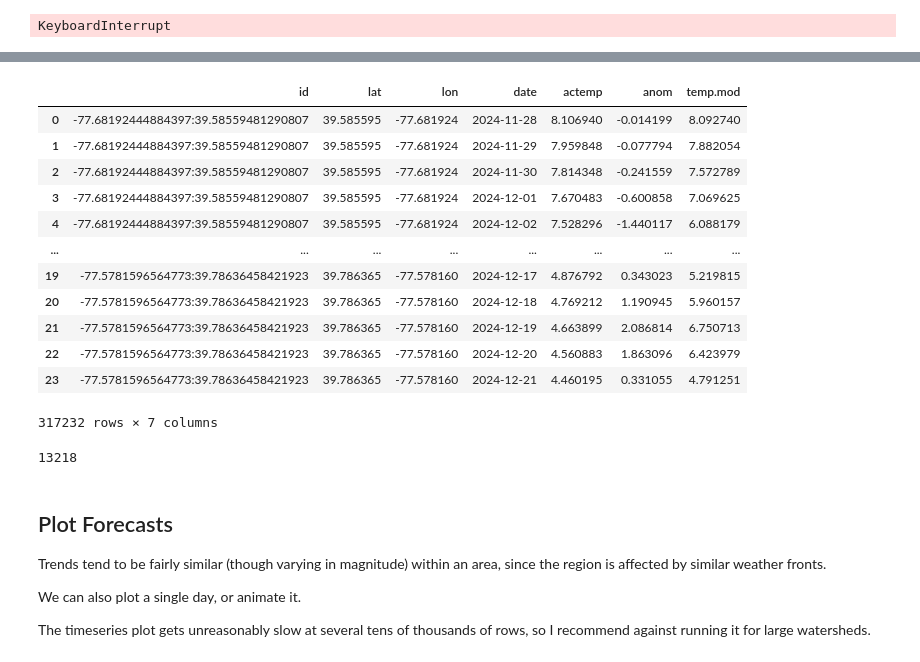
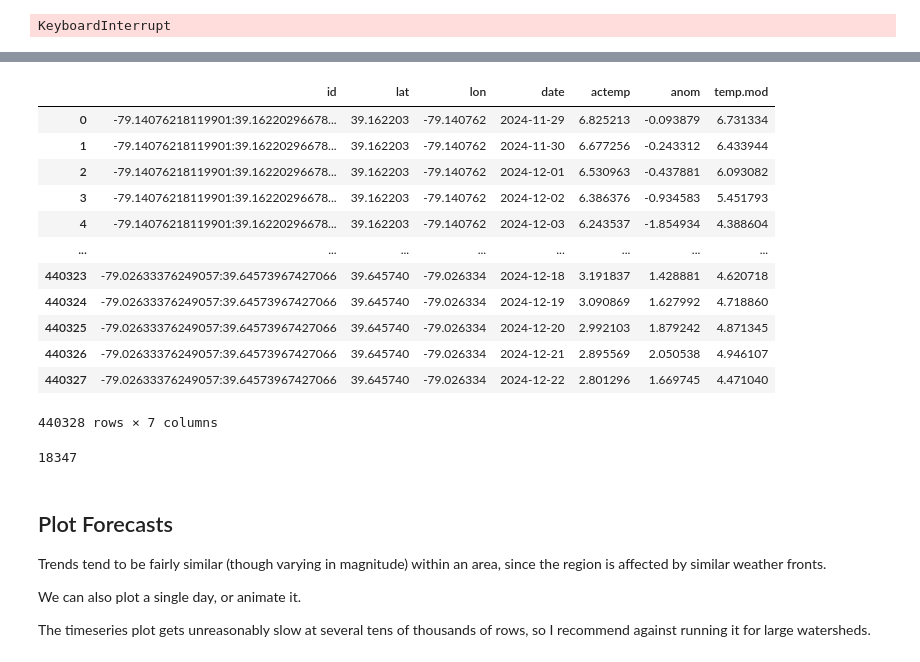
Before and after one commit to mines-ciroh/TempEst-NEWT, a Jupyter notebook: forecast.ipynb, the cells around one changed output, grey strips where cells are left out. Cells and saved outputs as stored; diff of their text form; code cells hidden in the pictures.

```diff
--- a/forecast.ipynb
+++ b/forecast.ipynb
@@ -264,25 +252,29 @@ Note that large numbers of jobs, e.g. 20, don't work well.  Daymet bandwidth?  A
 # %%
-fcst_files = [basepath + f for f in os.listdir(basepath) if f.startswith("forecast_-7") and "2024-12-04" in f]
+fcst_files = [basepath + f for f in os.listdir(basepath) if f.startswith("forecast_-7") and "2024-12-05" in f]
 forecast = pd.concat([pd.read_csv(f, parse_dates=["date"]) for f in fcst_files])
+forecast.to_csv(basepath + "full_potomac_forecast_2024-12-05.csv", index=False)
 forecast
-# %% [output]
-|  | id | lat | lon | date | actemp | anom | temp.mod |
-| 0 | -77.68192444884397:39.58559481290807 | 39.585595 | -77.681924 | 2024-11-28 | 8.106940 | -0.014199 | 8.092740 |
-| 1 | -77.68192444884397:39.58559481290807 | 39.585595 | -77.681924 | 2024-11-29 | 7.959848 | -0.077794 | 7.882054 |
-| 2 | -77.68192444884397:39.58559481290807 | 39.585595 | -77.681924 | 2024-11-30 | 7.814348 | -0.241559 | 7.572789 |
-| 3 | -77.68192444884397:39.58559481290807 | 39.585595 | -77.681924 | 2024-12-01 | 7.670483 | -0.600858 | 7.069625 |
-| 4 | -77.68192444884397:39.58559481290807 | 39.585595 | -77.681924 | 2024-12-02 | 7.528296 | -1.440117 | 6.088179 |
-| ... | ... | ... | ... | ... | ... | ... | ... |
-| 19 | -77.5781596564773:39.78636458421923 | 39.786365 | -77.578160 | 2024-12-17 | 4.876792 | 0.343023 | 5.219815 |
-| 20 | -77.5781596564773:39.78636458421923 | 39.786365 | -77.578160 | 2024-12-18 | 4.769212 | 1.190945 | 5.960157 |
-| 21 | -77.5781596564773:39.78636458421923 | 39.786365 | -77.578160 | 2024-12-19 | 4.663899 | 2.086814 | 6.750713 |
-| 22 | -77.5781596564773:39.78636458421923 | 39.786365 | -77.578160 | 2024-12-20 | 4.560883 | 1.863096 | 6.423979 |
-| 23 | -77.5781596564773:39.78636458421923 | 39.786365 | -77.578160 | 2024-12-21 | 4.460195 | 0.331055 | 4.791251 |
-317232 rows × 7 columns
+# %%
+forecast = pd.read_csv(basepath + "full_potomac_forecast_2024-12-05.csv", parse_dates=["date"])
+forecast
+# %% [output]
+|  | id | lat | lon | date | actemp | anom | temp.mod |
+| 0 | -79.14076218119901:39.16220296678... | 39.162203 | -79.140762 | 2024-11-29 | 6.825213 | -0.093879 | 6.731334 |
+| 1 | -79.14076218119901:39.16220296678... | 39.162203 | -79.140762 | 2024-11-30 | 6.677256 | -0.243312 | 6.433944 |
+| 2 | -79.14076218119901:39.16220296678... | 39.162203 | -79.140762 | 2024-12-01 | 6.530963 | -0.437881 | 6.093082 |
+| 3 | -79.14076218119901:39.16220296678... | 39.162203 | -79.140762 | 2024-12-02 | 6.386376 | -0.934583 | 5.451793 |
+| 4 | -79.14076218119901:39.16220296678... | 39.162203 | -79.140762 | 2024-12-03 | 6.243537 | -1.854934 | 4.388604 |
+| ... | ... | ... | ... | ... | ... | ... | ... |
+| 440323 | -79.02633376249057:39.64573967427066 | 39.645740 | -79.026334 | 2024-12-18 | 3.191837 | 1.428881 | 4.620718 |
+| 440324 | -79.02633376249057:39.64573967427066 | 39.645740 | -79.026334 | 2024-12-19 | 3.090869 | 1.627992 | 4.718860 |
+| 440325 | -79.02633376249057:39.64573967427066 | 39.645740 | -79.026334 | 2024-12-20 | 2.992103 | 1.879242 | 4.871345 |
+| 440326 | -79.02633376249057:39.64573967427066 | 39.645740 | -79.026334 | 2024-12-21 | 2.895569 | 2.050538 | 4.946107 |
+| 440327 | -79.02633376249057:39.64573967427066 | 39.645740 | -79.026334 | 2024-12-22 | 2.801296 | 1.669745 | 4.471040 |
+440328 rows × 7 columns
 # %%
 len(forecast["id"].unique())
 # %% [output]
-13218
+18347
 # %% [markdown]
 ## Plot Forecasts
 
```
Also changed, not shown: parts of 4 cells of this notebook, 1 other file.
